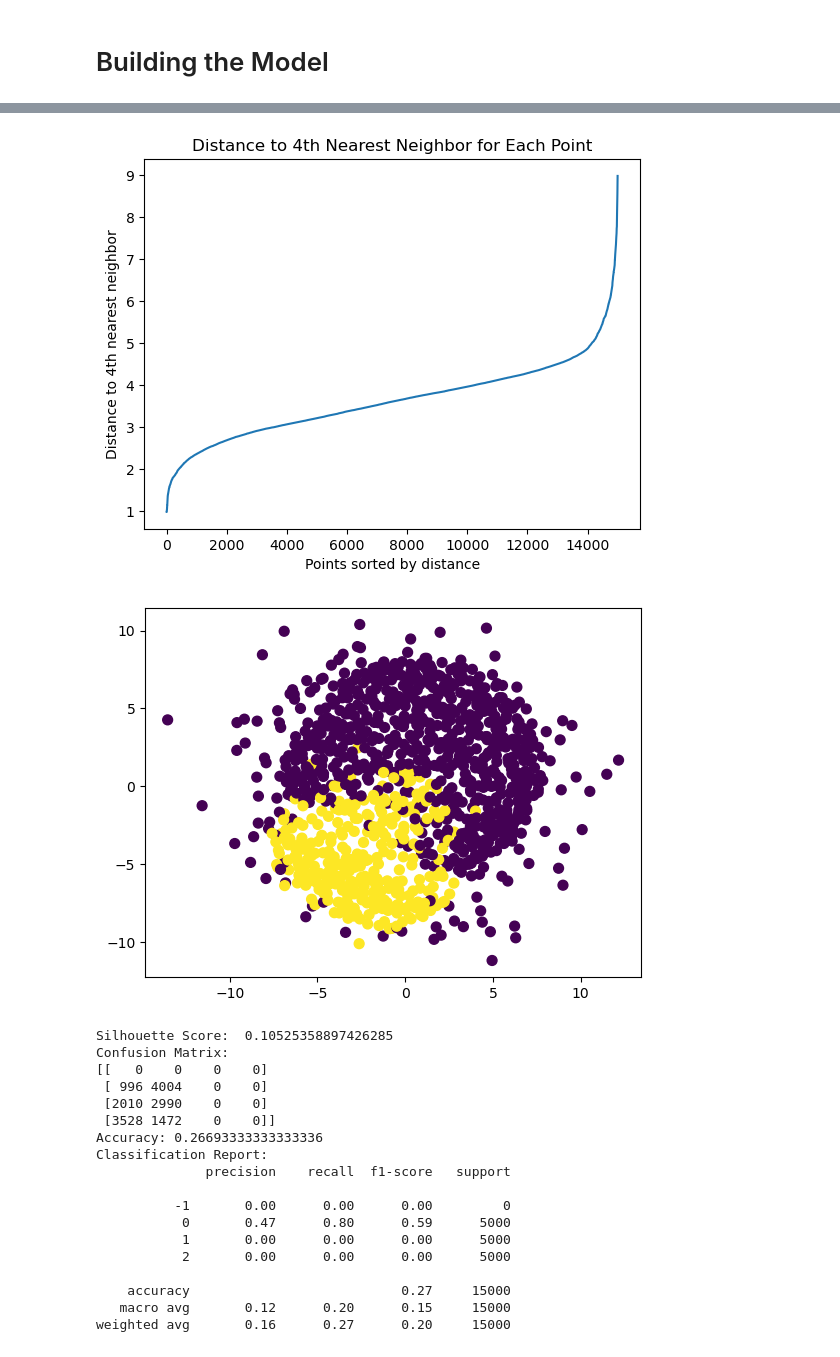
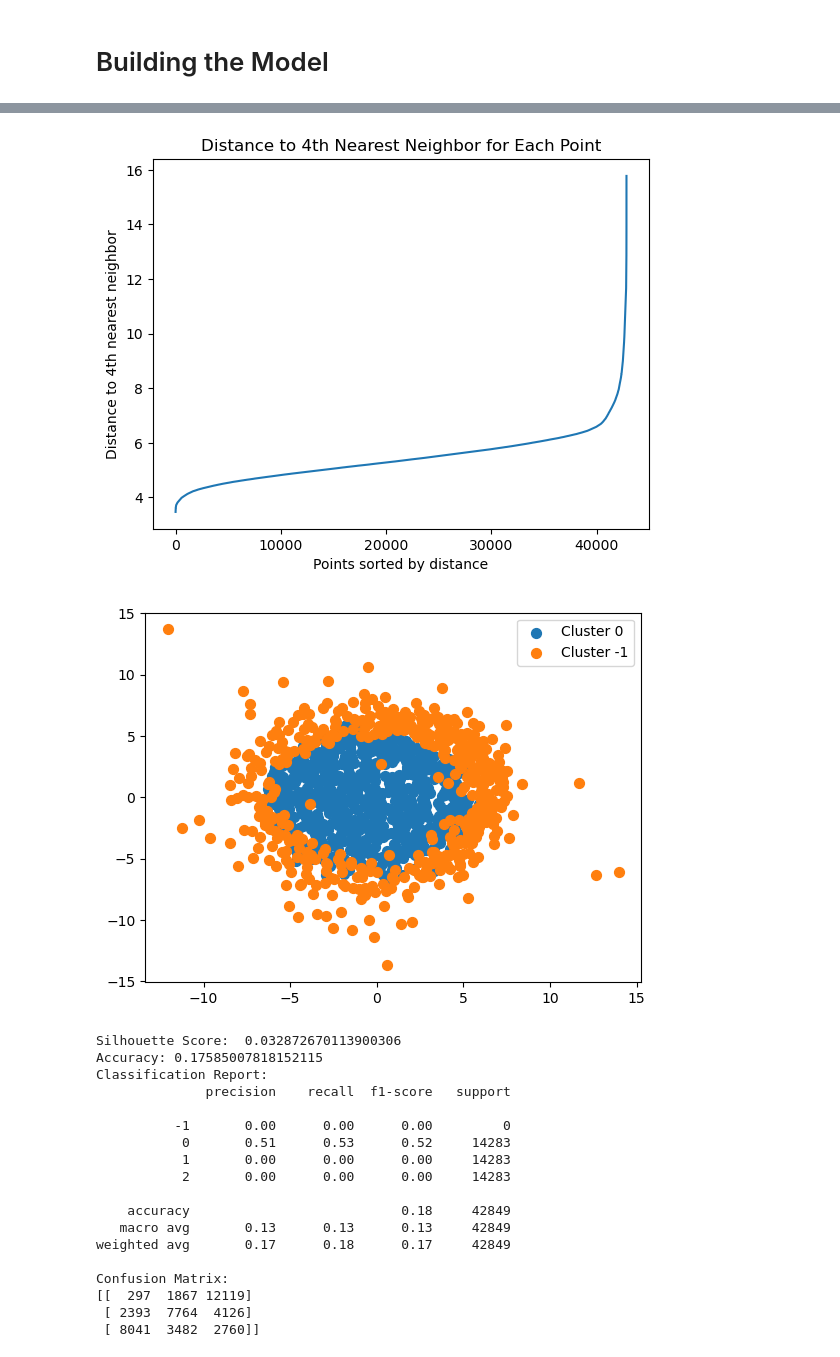
Before and after one commit to AyujVerma/Credit-Score-Classifier, a Jupyter notebook: credit_score.ipynb, the cells around one changed output, grey strips where cells are left out. Drawn from its saved outputs; the diff is of its cells as text; code cells hidden in the pictures.

Commit message:
Added confusion matrix.

```diff
--- a/credit_score.ipynb
+++ b/credit_score.ipynb
@@ -1020,7 +1020,7 @@ plt.ylabel('Count')
 plt.xticks(rotation = 0)
 plt.show()
 
-downsampled_data = data.groupby('Credit_Score').sample(n = 5000, random_state = 8)
+downsampled_data = data.groupby('Credit_Score').sample(n = 14283, random_state = 8)
 downsampled_counts = downsampled_data['Credit_Score'].value_counts()
 print(downsampled_counts)
 plt.figure(figsize=(8, 5))
@@ -1328,8 +1398,7 @@ weighted avg       0.26      0.25      0.25     15000
 import random
 from sklearn.manifold import MDS
 
-def scatter(data, labels, numPoints = 300):
-
+def scatter(data, labels, numPoints=1000):
     numEntries = data.shape[0]
     start = random.randint(0, numEntries - numPoints)
     end = start + numPoints
@@ -1338,7 +1407,14 @@ def scatter(data, labels, numPoints = 300):
 
     mds = MDS(n_components=2)
     mds_data = mds.fit_transform(data)
-    plt.scatter(mds_data[:, 0], mds_data[:, 1], c=labels, s=50)
+
+    unique_labels = labels.unique()
+
+    for label in unique_labels:
+        cluster_data = mds_data[labels == label]
+        plt.scatter(cluster_data[:, 0], cluster_data[:, 1], label=f'Cluster {label}', s=50)
+
+    plt.legend()
     plt.show()
 
 scatter(pca_df, pd.Series(y_pred))
@@ -1347,11 +1423,11 @@ scatter(pca_df, pd.Series(y_pred))
 # %%
 from sklearn.neighbors import NearestNeighbors
 
-neighbors_model = NearestNeighbors(n_neighbors = 4)
+neighbors_model = NearestNeighbors(n_neighbors = 200)
 neighbors_model.fit(pca_data)
 
 distances, _ = neighbors_model.kneighbors(pca_data)
-fourth_distances = distances[ : , 3]
+fourth_distances = distances[ : , 199]
 
 fourth_distances_sorted = np.sort(fourth_distances)
 
@@ -1363,45 +1439,45 @@ plt.show()
 
 # An Eps of 5.
 # %% [output]
-[figure, old version]
+[figure, new version]
 # %%
 from sklearn.cluster import DBSCAN
-dbscan = DBSCAN(eps = 5, min_samples = 200)
+dbscan = DBSCAN(eps = 6, min_samples = 10000)
 predicted_labels = dbscan.fit_predict(pca_data)
 predicted_labels_series = pd.Series(predicted_labels)
 scatter(pca_df, predicted_labels_series)
 
 silhouette_val = silhouette_score(pca_df, predicted_labels_series)
 
 print("Silhouette Score: ", silhouette_val)
 
-conf_matrix = confusion_matrix(labels_numerical, predicted_labels_series)
-print("Confusion Matrix:")
-print(conf_matrix)
-
 accuracy = accuracy_score(labels_numerical, predicted_labels_series)
 print("Accuracy:", accuracy)
 
 # Needed?
 print("Classification Report:")
 print(classification_report(labels_numerical, predicted_labels_series))
+
+conf_matrix = confusion_matrix(labels_numerical, y_pred)
+print("Confusion Matrix:")
+print(conf_matrix)
 # %% [output]
-[figure, old version]
+[figure, new version]
-Silhouette Score:  0.10525358897426285
-Confusion Matrix:
-[[   0    0    0    0]
- [ 996 4004    0    0]
- [2010 2990    0    0]
- [3528 1472    0    0]]
-Accuracy: 0.26693333333333336
+Silhouette Score:  0.032872670113900306
+Accuracy: 0.17585007818152115
 Classification Report:
               precision    recall  f1-score   support
 
           -1       0.00      0.00      0.00         0
-           0       0.47      0.80      0.59      5000
-           1       0.00      0.00      0.00      5000
-           2       0.00      0.00      0.00      5000
+           0       0.51      0.53      0.52     14283
+           1       0.00      0.00      0.00     14283
+           2       0.00      0.00      0.00     14283
 
-    accuracy                           0.27     15000
-   macro avg       0.12      0.20      0.15     15000
-weighted avg       0.16      0.27      0.20     15000
+    accuracy                           0.18     42849
+   macro avg       0.13      0.13      0.13     42849
+weighted avg       0.17      0.18      0.17     42849
+
+Confusion Matrix:
+[[  297  1867 12119]
+ [ 2393  7764  4126]
+ [ 8041  3482  2760]]
```
Also changed, not shown: parts of 11 cells of this notebook.
